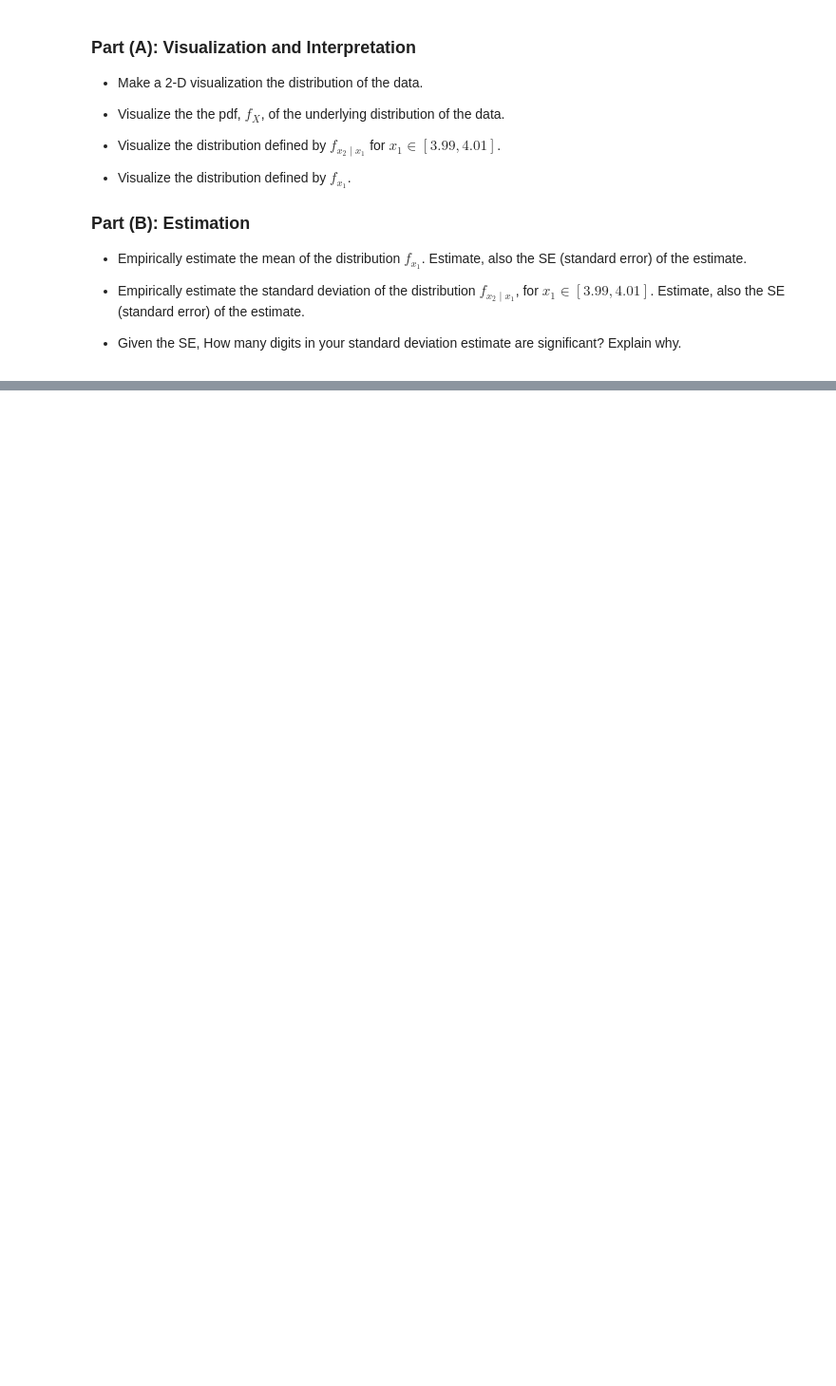
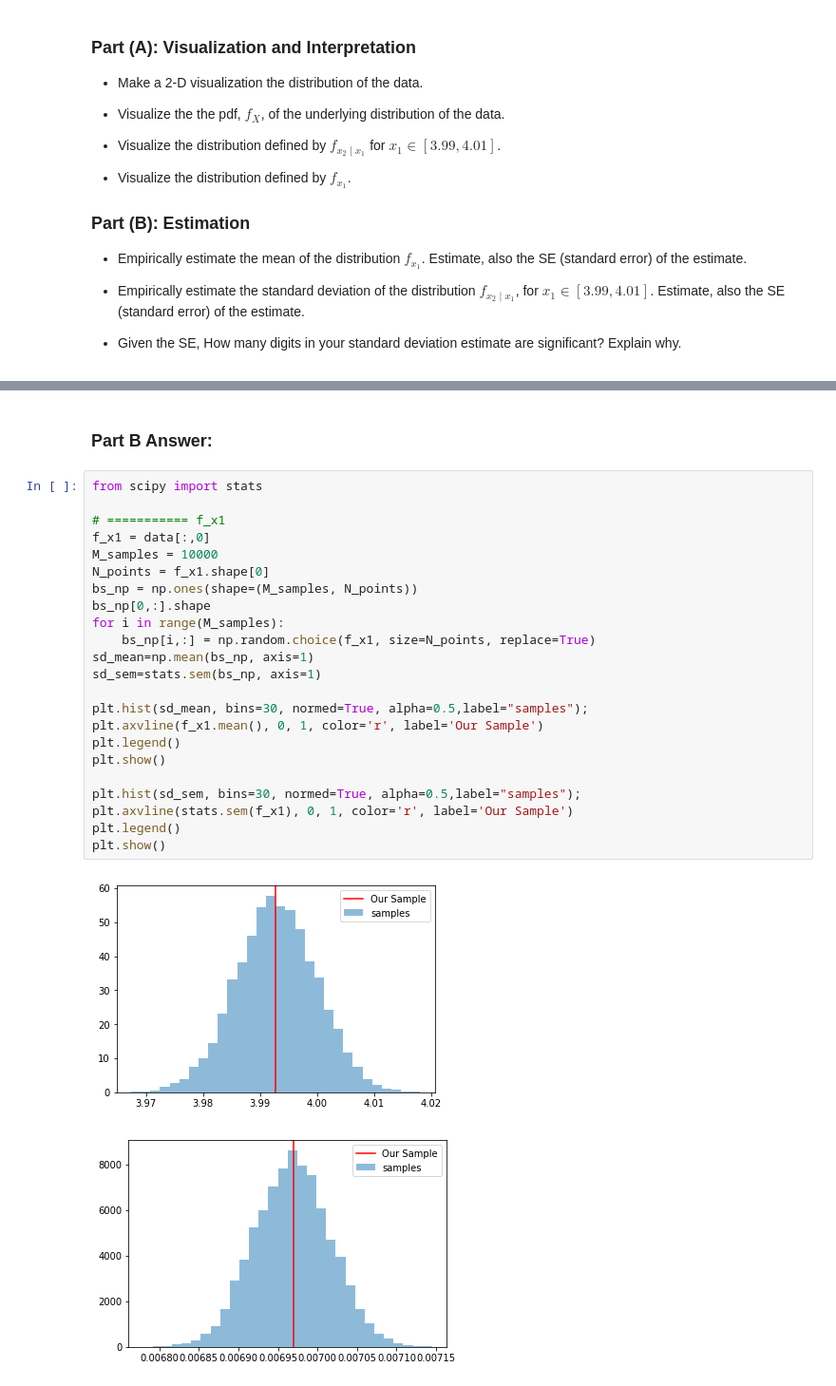
Before and after one commit to namwkim/2017, a Jupyter notebook: homework/AM207_HW1.ipynb, the cells around one changed output, grey strips where cells are left out. Shown at 95% size. Saved outputs shown, nothing was run; the diff lists cells and outputs as text; blank space fills up the shorter version.

```diff
--- a/homework/AM207_HW1.ipynb
+++ b/homework/AM207_HW1.ipynb
@@ -81,0 +226,28 @@ Read the data set contained in [Homework_1_Data.txt](Homework_1_Data.txt). Each
+# %% [markdown]
+### Part B Answer:
+# %%
+from scipy import stats
+
+# =========== f_x1
+f_x1 = data[:,0]
+M_samples = 10000
+N_points = f_x1.shape[0]
+bs_np = np.ones(shape=(M_samples, N_points))
+bs_np[0,:].shape
+for i in range(M_samples):
+    bs_np[i,:] = np.random.choice(f_x1, size=N_points, replace=True)
+sd_mean=np.mean(bs_np, axis=1)
+sd_sem=stats.sem(bs_np, axis=1)
+
+plt.hist(sd_mean, bins=30, normed=True, alpha=0.5,label="samples");
+plt.axvline(f_x1.mean(), 0, 1, color='r', label='Our Sample')
+plt.legend()
+plt.show()
+
+plt.hist(sd_sem, bins=30, normed=True, alpha=0.5,label="samples");
+plt.axvline(stats.sem(f_x1), 0, 1, color='r', label='Our Sample')
+plt.legend()
+plt.show()
+# %% [output]
+[figure, added]
+[figure, added]
```
Also changed, not shown: parts of 12 cells of this notebook.
